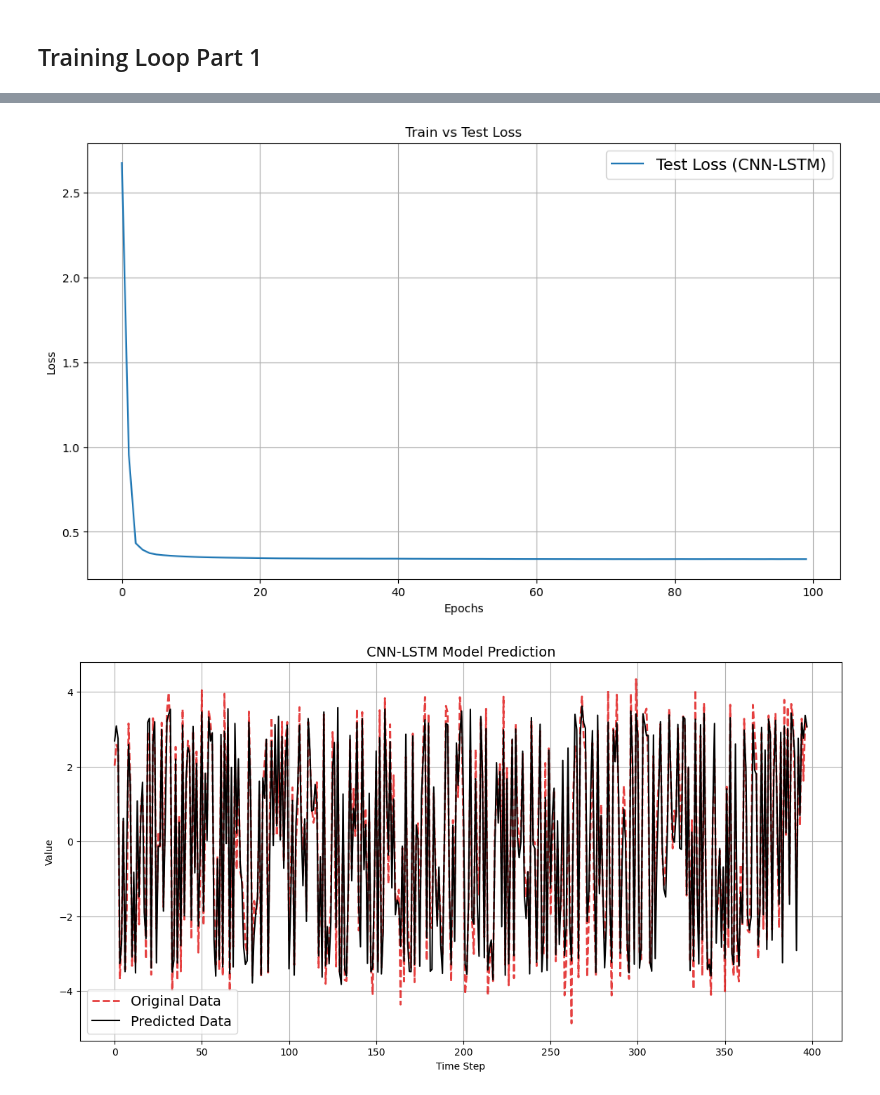
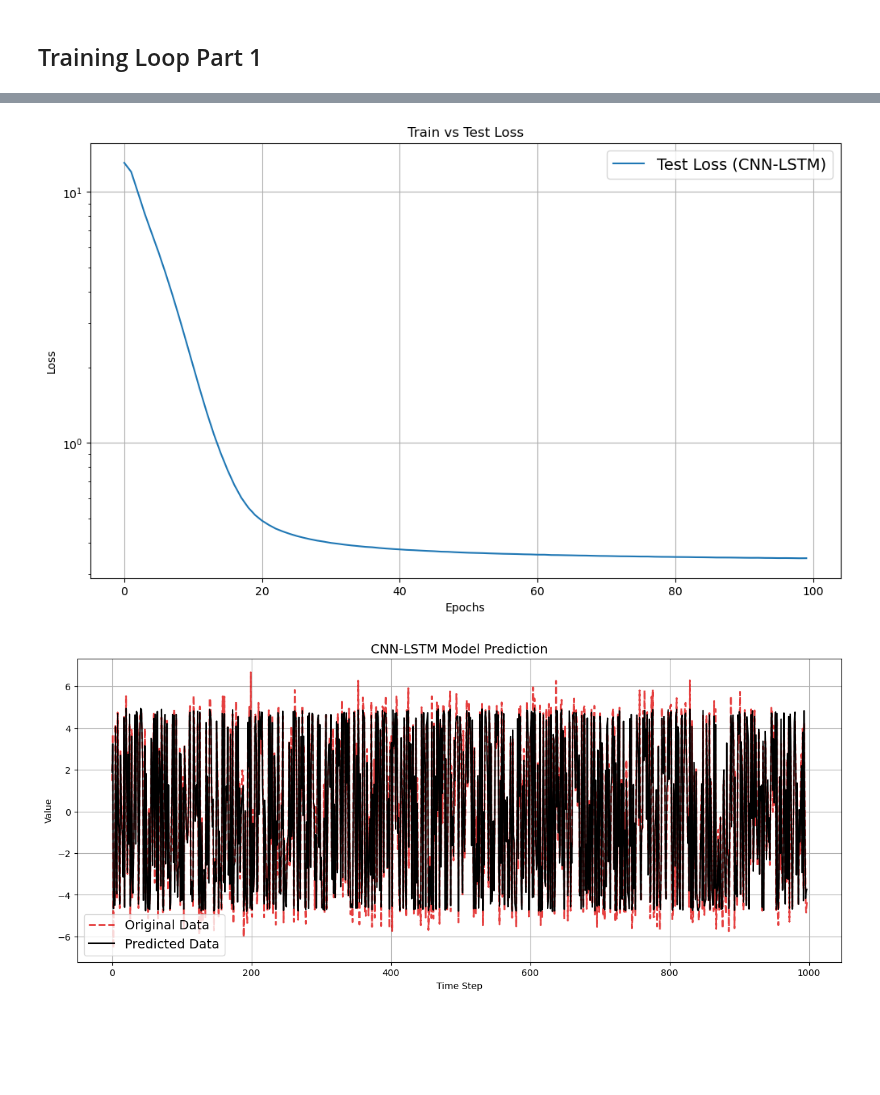
Before and after one commit to Ariestootl/machine_learning, a Jupyter notebook: deep_learning/PyTorch/RNN/CNN-LSTM.ipynb, the cells around one changed output, grey strips where cells are left out. Saved outputs shown, nothing was run; the diff lists cells and outputs as text; code cells hidden in the pictures; blank space fills up the shorter version.

```diff
--- a/deep_learning/PyTorch/RNN/CNN-LSTM.ipynb
+++ b/deep_learning/PyTorch/RNN/CNN-LSTM.ipynb
@@ -569,9 +569,9 @@ class Lion(torch.optim.Optimizer):
 # %%
 np.random.seed(0)
 torch.manual_seed(0)
-
-t = np.linspace(0, 100, 2000)
-data = 3.6 * np.sin(t) + 0.5 * np.random.randn(2000) + 4.5 * np.cos(t)*np.exp(-0.5*t)
+N = 5000
+t = np.linspace(0, 100, N)
+data = 5 * np.sin(t) + 0.5 * np.random.randn(N) + 4.5 * np.cos(t)*np.exp(-0.5*t)
 
 plt.figure(figsize=(12, 4))
 plt.title("Generated Synthetic data")
@@ -632,7 +632,7 @@ Length of test dataloader: 7 batches of 64
 ## CNN-LSTM Hybrid Model
 # %%
 # cnn_params = [16, 32, "MaxPool"]
-cnn_params = [16, 32, "MaxPool"]
+cnn_params = [8, "MaxPool"]
 class CNN1D(nn.Module):
     def __init__(self, input):
         super(CNN1D, self).__init__()
@@ -663,12 +663,12 @@ class CNN1D(nn.Module):
         return x  # Output shape: (batch, channels, reduced_time_steps)
 
 class MainModel(nn.Module):
-    def __init__(self, input_size=16, hidden_size=100, num_layers=3, output_size=1):
+    def __init__(self, input_size=5, hidden_size=100, num_layers=3, output_size=1):
         super(MainModel, self).__init__()
         self.num_layers = num_layers
         self.hidden_size = hidden_size
         self.cnn = CNN1D(input_size)
-        self.lstm = nn.LSTM(input_size=32, hidden_size=hidden_size, num_layers=num_layers, batch_first=True)
+        self.lstm = nn.LSTM(input_size=8, hidden_size=hidden_size, num_layers=num_layers, batch_first=True)
         self.fc = nn.Sequential(
             nn.Linear(hidden_size, output_size)
         )
@@ -811,23 +811,17 @@ torch.manual_seed(seed_number)
 torch.cuda.manual_seed_all(seed_number)
 
 model = MainModel(input_size=1,
-                  hidden_size=50, num_layers=3, output_size=1).to(device)
+                  hidden_size=4, num_layers=2, output_size=1).to(device)
 
-# optimizer_Adan = Adan(params=model_Adan.parameters(),
-#                       lr=0.001,
-#                       betas=(0.9, 0.92, 0.99),
-#                       weight_decay=0.01)
+optimizer = Adan(params=model.parameters(),
+                  lr=0.001,
+                  betas=(0.9, 0.92, 0.99),
+                  weight_decay=0.01)
 
-optimizer = torch.optim.Adam(params=model.parameters(),
-                             lr=0.001,
-                             betas=(0.9,0.99),
-                             eps=1e-6,
-                             weight_decay=0.01)
-
-# optimizer_Adan = Lion(params=model_Adan.parameters(),
-#                       lr=0.001,
-#                       betas=(0.9, 0.99),
-#                       weight_decay=1e-2)
+# optimizer = Lion(params=model.parameters(),
+#                   lr=0.001,
+#                   betas=(0.9, 0.99),
+#                   weight_decay=1e-2)
 results = {
     "train_loss": [],
     "train_accu": [],
@@ -939,7 +933,7 @@ print(f"Total Runtime: {total_time_adan / 60: .2f}")
 # %%
 plt.figure(figsize=(12, 7))
 # plt.plot(results["train_loss"], label="Train Loss")
-plt.plot(results["test_loss"], label="Test Loss (CNN-LSTM)")
+plt.semilogy(results["test_loss"], label="Test Loss (CNN-LSTM)")
 # plt.plot(results1["test_loss"], label="Test Loss (LSTM)")
 plt.title("Train vs Test Loss")
 plt.xlabel("Epochs")
@@ -948,30 +942,30 @@ plt.legend(loc="upper right", fontsize=14)
 plt.grid(True)
 plt.show()
 # %% [output]
-[figure, old version]
+[figure, new version]
 # %%
 # Make sure the model is in evaluation mode
 model.eval()
 device="cpu"
 
 with torch.no_grad():
     predicted = model(X_test)  # Pass the input through the model
 
 
 # Flatten the predictions and true values to 1D
 predicted = predicted.cpu().numpy().reshape(-1,1)  # Convert (188, 10, 1) -> (1880,)
 original = y_test.reshape(-1,1)  # Convert (188, 10, 1) -> (1880,)
 
 
 # Plotting the results
-plt.figure(figsize=(14, 7))
+plt.figure(figsize=(15, 6))
 plt.plot(original, label='Original Data', linestyle='--', linewidth=2.0, color="#DD0000", alpha=0.75)
 plt.plot(predicted, label='Predicted Data', linestyle='-', linewidth=1.5, color="#000000")
 plt.title('CNN-LSTM Model Prediction', fontsize=14)
 plt.xlabel('Time Step')
 plt.ylabel('Value')
 plt.legend(fontsize=14, loc="lower left")
 plt.grid(True)
 plt.show()
 # %% [output]
-[figure, old version]
+[figure, new version]
```
Also changed, not shown: parts of 5 cells of this notebook.
